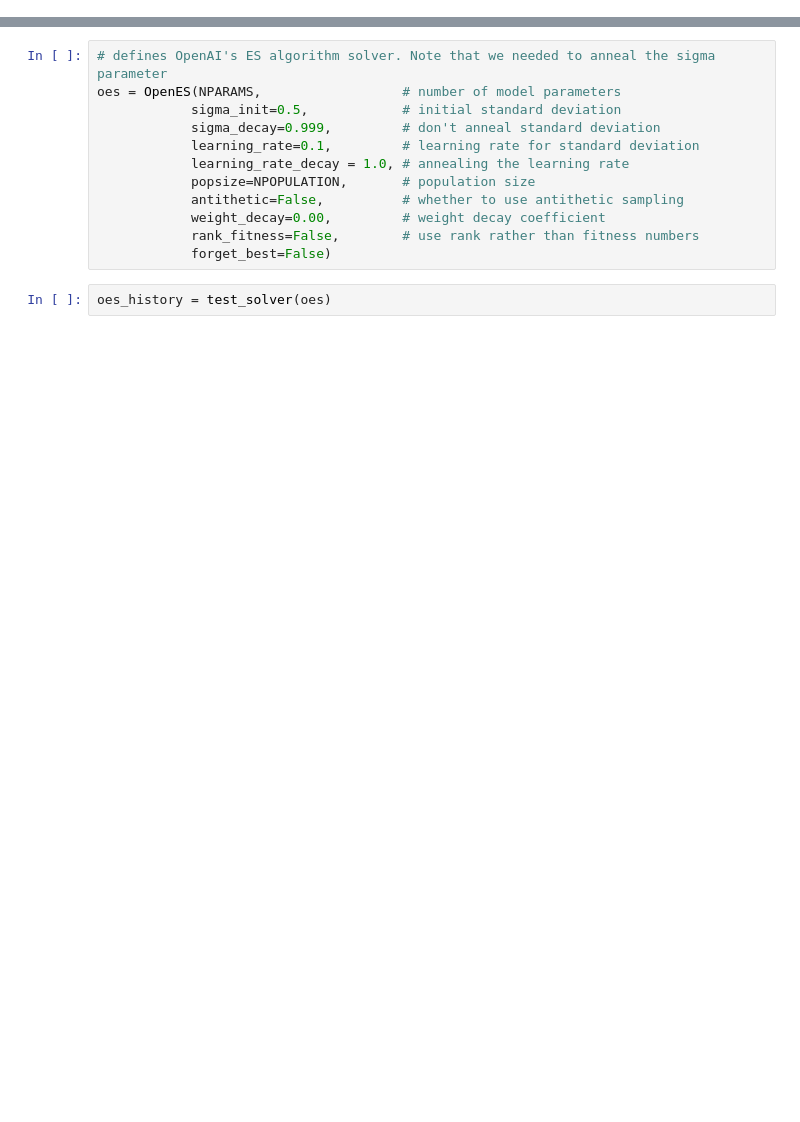
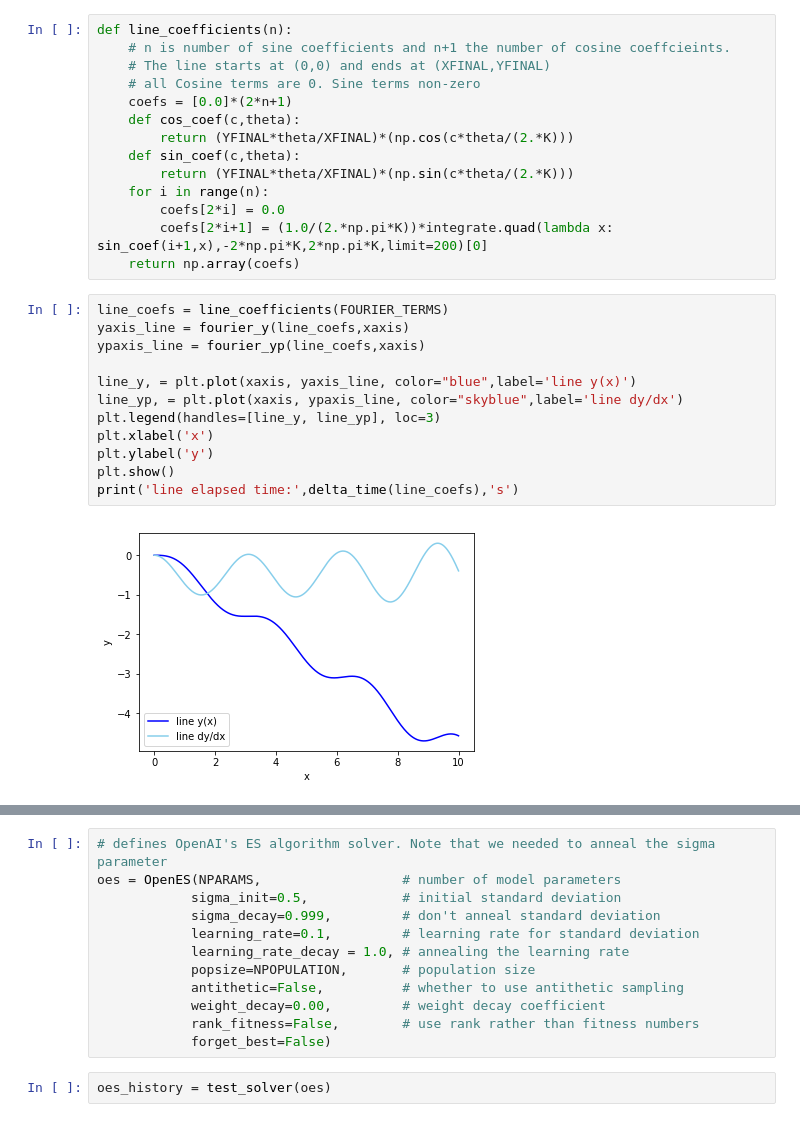
Before and after one commit to bhaney/estool, a Jupyter notebook: es_brachistochrone.ipynb, the cells around one changed output, grey strips where cells are left out. Saved outputs shown, nothing was run; the diff lists cells and outputs as text; blank space fills up the shorter version.

```diff
--- a/es_brachistochrone.ipynb
+++ b/es_brachistochrone.ipynb
@@ -92,0 +151,28 @@ def fp(c_list,x):
+# %%
+def line_coefficients(n):
+    # n is number of sine coefficients and n+1 the number of cosine coeffcieints.
+    # The line starts at (0,0) and ends at (XFINAL,YFINAL)
+    # all Cosine terms are 0. Sine terms non-zero
+    coefs = [0.0]*(2*n+1)
+    def cos_coef(c,theta):
+        return (YFINAL*theta/XFINAL)*(np.cos(c*theta/(2.*K)))
+    def sin_coef(c,theta):
+        return (YFINAL*theta/XFINAL)*(np.sin(c*theta/(2.*K)))
+    for i in range(n):
+        coefs[2*i] = 0.0
+        coefs[2*i+1] = (1.0/(2.*np.pi*K))*integrate.quad(lambda x: sin_coef(i+1,x),-2*np.pi*K,2*np.pi*K,limit=200)[0]
+    return np.array(coefs)
+# %%
+line_coefs = line_coefficients(FOURIER_TERMS)
+yaxis_line = fourier_y(line_coefs,xaxis)
+ypaxis_line = fourier_yp(line_coefs,xaxis)
+
+line_y, = plt.plot(xaxis, yaxis_line, color="blue",label='line y(x)')
+line_yp, = plt.plot(xaxis, ypaxis_line, color="skyblue",label='line dy/dx')
+plt.legend(handles=[line_y, line_yp], loc=3)
+plt.xlabel('x')
+plt.ylabel('y')
+plt.show()
+print('line elapsed time:',delta_time(line_coefs),'s')
+# %% [output]
+[figure, added]
```
Also changed, not shown: parts of 31 cells of this notebook.
